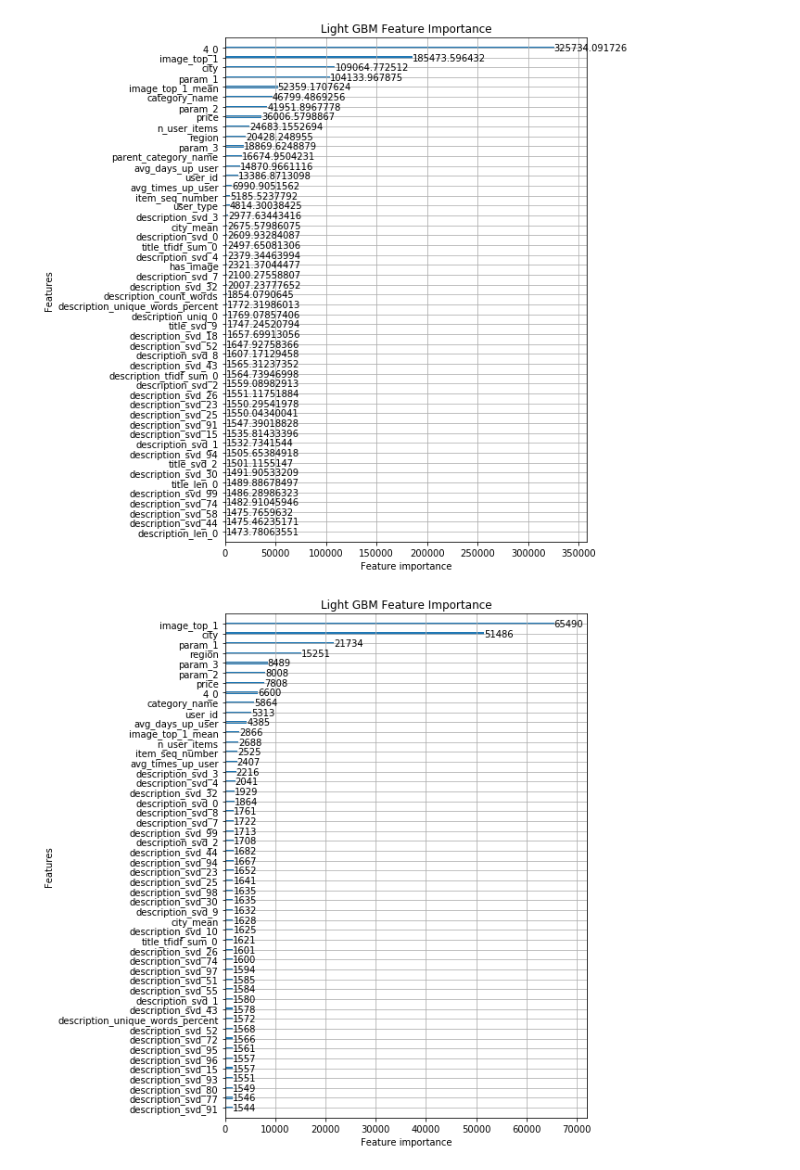
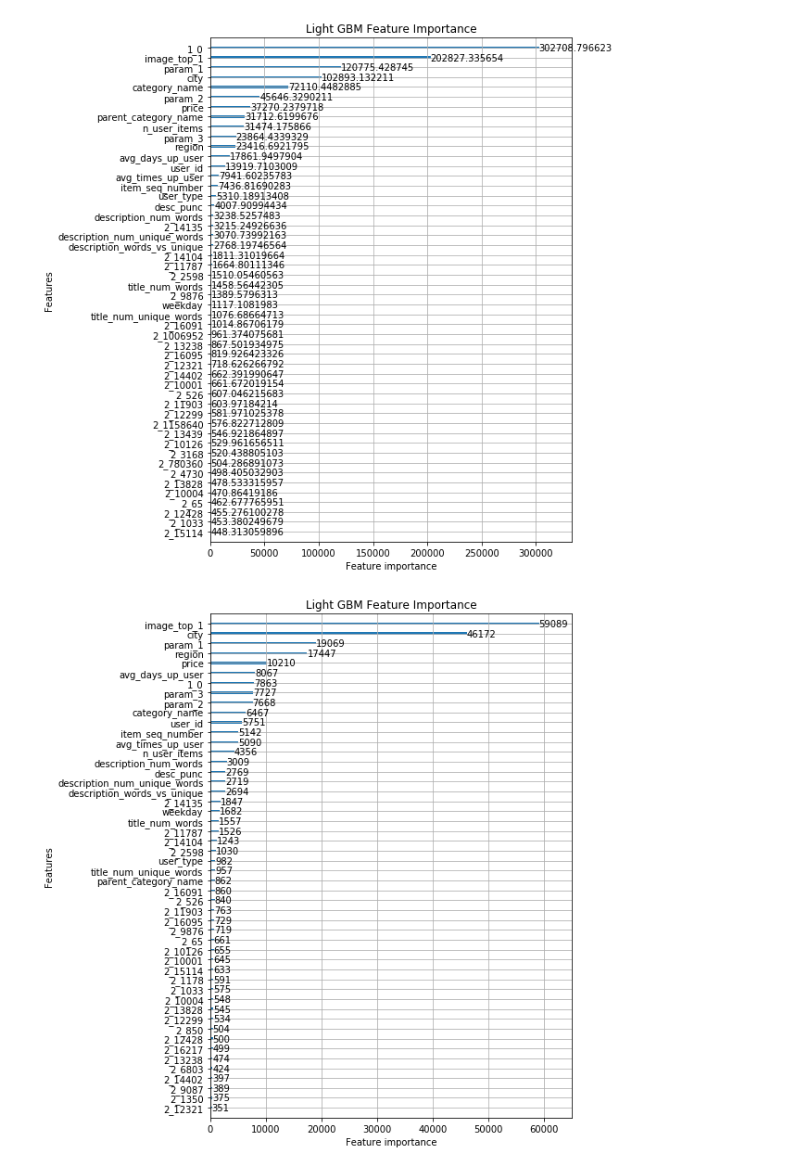
Before and after one commit to cxz/avito-demand-prediction, a Jupyter notebook: notebooks/inspect_lgb.ipynb, the cells around one changed output. Drawn from its saved outputs; the diff is of its cells as text; code cells hidden in the pictures.

```diff
--- a/notebooks/inspect_lgb.ipynb
+++ b/notebooks/inspect_lgb.ipynb
@@ -5,19 +5,19 @@ import lightgbm as lgb
 
 import matplotlib.pyplot as plt
 # %%
-DATA = '../data/run2'
+DATA = '../data/run5'
 
 for fold_no in [1]:
     model_file = os.path.join(DATA, f"fold{fold_no}_model.txt")
     model = lgb.Booster(model_file=model_file)
 
     for importance_type in ['gain', 'split']:
         f, ax = plt.subplots(figsize=[7, 10])
         lgb.plot_importance(model, max_num_features=50, ax=ax, importance_type=importance_type)
         plt.title("Light GBM Feature Importance")
 
         out_file = os.path.join(DATA, f"fold{fold_no}_importance_{importance_type}.png")
         plt.savefig(out_file)
 # %% [output]
-[figure, old version]
+[figure, new version]
-[figure, old version]
+[figure, new version]
```
Also changed, not shown: 1 other file.
